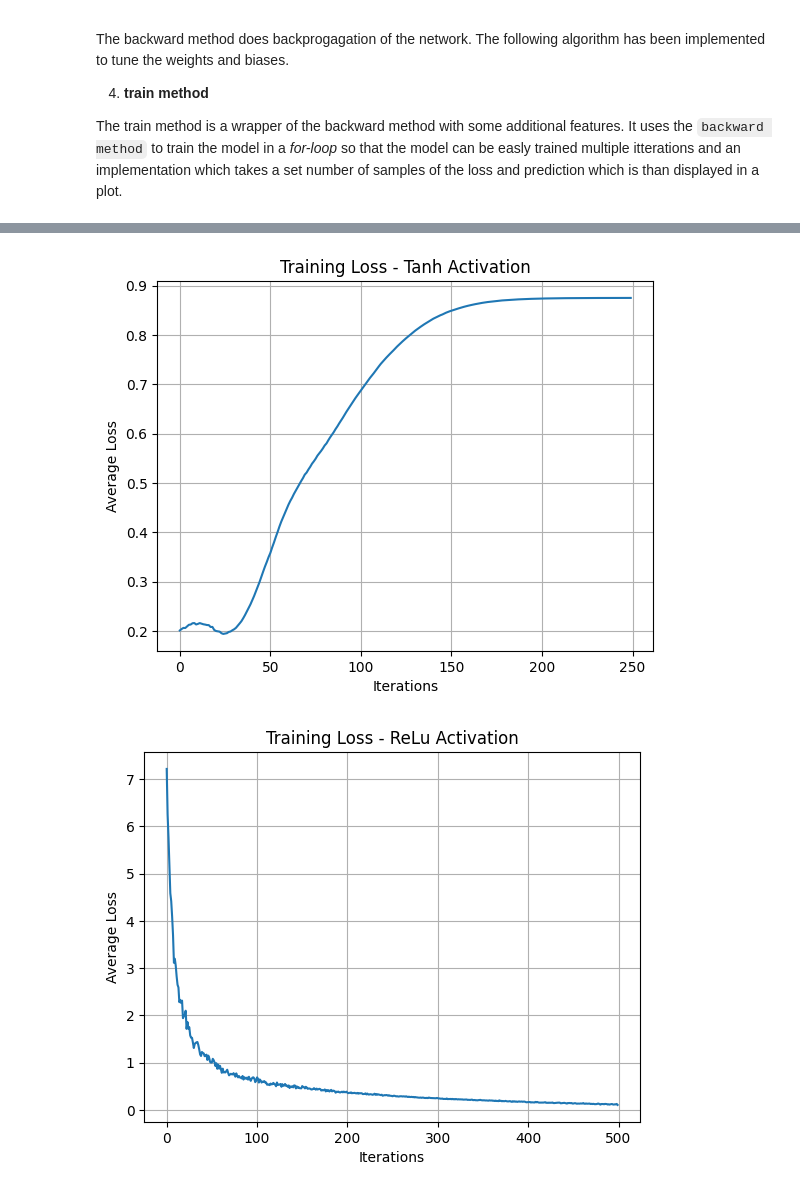
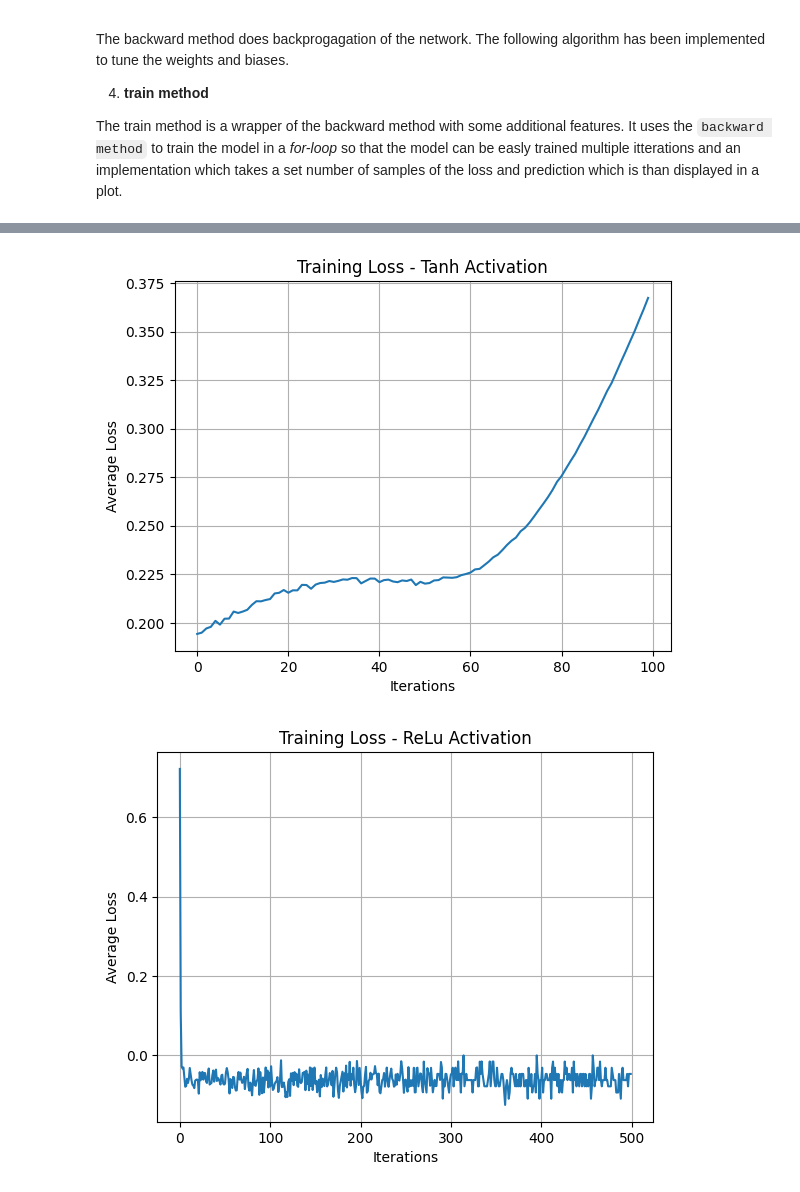
Before and after one commit to SvenHockers/Implementing-Backpropagation, a Jupyter notebook: NN.ipynb, the cells around one changed output, grey strips where cells are left out. Cells and saved outputs as stored; diff of their text form; code cells hidden in the pictures.

Commit message:
tuning of models

```diff
--- a/NN.ipynb
+++ b/NN.ipynb
@@ -157,7 +157,8 @@ class FFN:
         activation = input
         for layer in self.layers:
             activation = layer.compute(activation, self.activation)
-        return argmax(softmax(activation))
+        return argmax(activation)
+        # return argmax(softmax(activation))
 
     def backward(self, input: list[float], y_true: list[float]) -> None:
         store_impulse = [input]
@@ -235,14 +236,14 @@ yTrain =[[1, 0, 0, 0, 0, 0, 0, 0],
         [0, 0, 0, 0, 0, 0, 0, 1]]
 # %%
 # sigmoid
-sigmoidModel = FFN([8, 3, 8], alpha=0.01)
-sigmoidModel.train(X=xTrain, y=yTrain, max_itterations=1000)
+sigmoidModel = FFN([8, 3, 8], alpha=0.1)
+sigmoidModel.train(X=xTrain, y=yTrain, max_itterations=150)
 
 # Tanh
-tanhModel = FFN([8, 3, 8], activation="tanh", alpha=0.01)
-tanhModel.train(X=xTrain, y=yTrain, max_itterations=250)
+tanhModel = FFN([8, 3, 8], activation="tanh", alpha=0.005)
+tanhModel.train(X=xTrain, y=yTrain, max_itterations=100)
 
 # ReLu
-reluModel = FFN([8, 3, 8], activation="relu", alpha=0.0001)
+reluModel = FFN([8, 3, 8], activation="relu", alpha=0.01)
 reluModel.train(xTrain, yTrain, max_itterations=500)
 # %% [output]
@@ -250,5 +251,5 @@ reluModel.train(xTrain, yTrain, max_itterations=500)
-[figure, old version]
+[figure, new version]
-[figure, old version]
+[figure, new version]
 # %%
 xTest = [0, 0, 0, 1, 0, 0, 0, 0]
 
```
Also changed, not shown: parts of 5 cells of this notebook.
